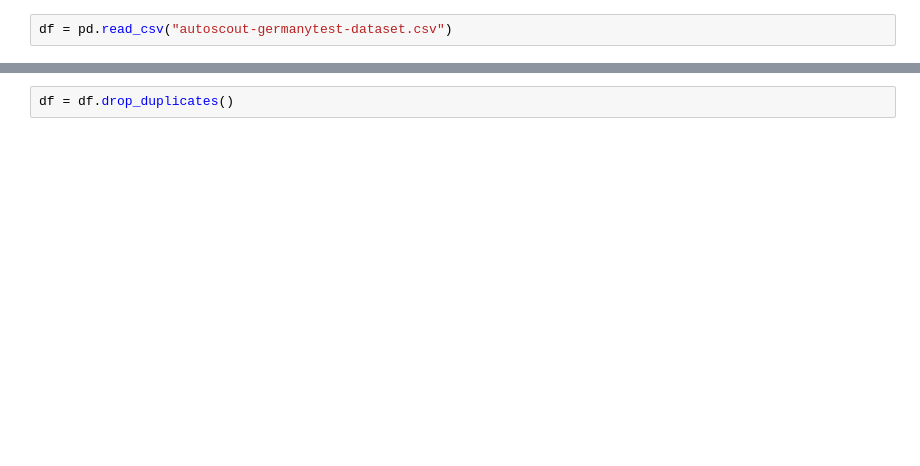
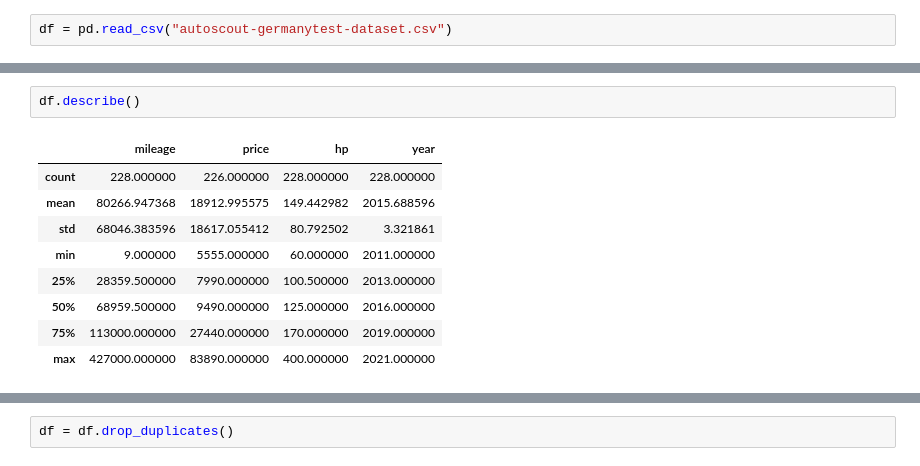
Before and after one commit to AbdallhOmran/Used-car-prices, a Jupyter notebook: index.ipynb, the cells around one changed output, grey strips where cells are left out. Saved outputs shown, nothing was run; the diff lists cells and outputs as text; blank space fills up the shorter version.

```diff
--- a/index.ipynb
+++ b/index.ipynb
@@ -8,0 +50,12 @@ df = pd.read_csv("autoscout-germanytest-dataset.csv")
+# %%
+df.describe()
+# %% [output]
+|  | mileage | price | hp | year |
+| count | 228.000000 | 226.000000 | 228.000000 | 228.000000 |
+| mean | 80266.947368 | 18912.995575 | 149.442982 | 2015.688596 |
+| std | 68046.383596 | 18617.055412 | 80.792502 | 3.321861 |
+| min | 9.000000 | 5555.000000 | 60.000000 | 2011.000000 |
+| 25% | 28359.500000 | 7990.000000 | 100.500000 | 2013.000000 |
+| 50% | 68959.500000 | 9490.000000 | 125.000000 | 2016.000000 |
+| 75% | 113000.000000 | 27440.000000 | 170.000000 | 2019.000000 |
+| max | 427000.000000 | 83890.000000 | 400.000000 | 2021.000000 |
```
Also changed, not shown: parts of 18 cells of this notebook, 2 other files.
